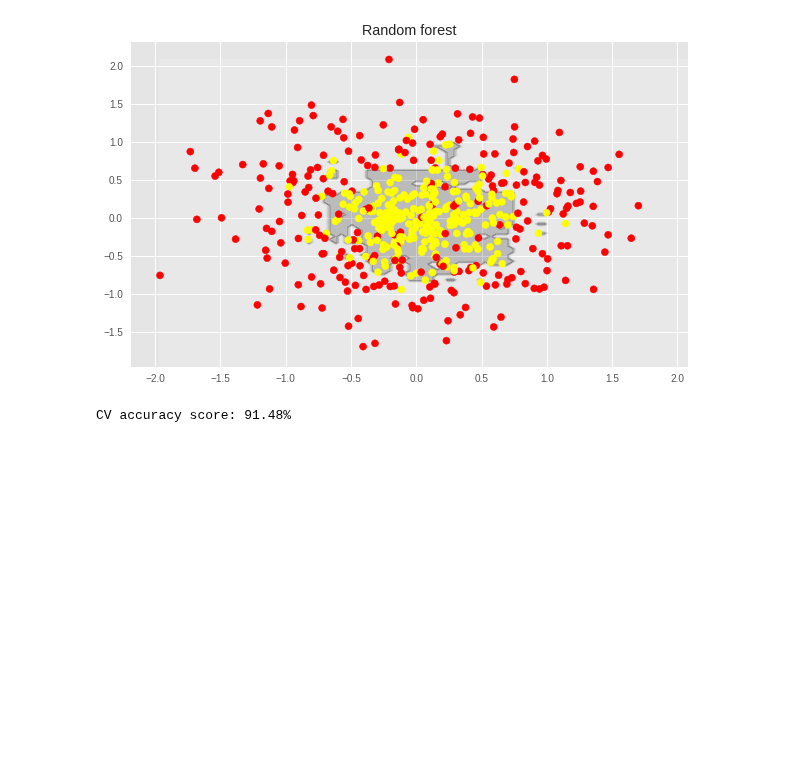
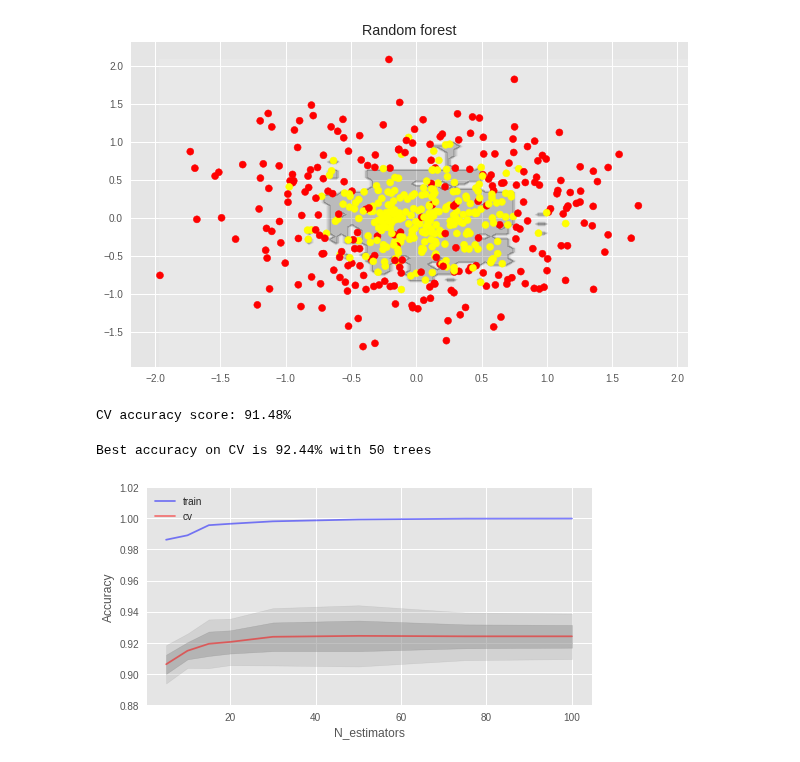
Before and after one commit to ssttv/ml-resources, a Jupyter notebook: random_forests.ipynb, the cells around one changed output. Drawn from its saved outputs; the diff is of its cells as text; code cells hidden in the pictures; blank space fills up the shorter version.

```diff
--- a/random_forests.ipynb
+++ b/random_forests.ipynb
@@ -168,3 +168,47 @@ results = cross_val_score(rfc, X, y, cv=skf)
 print("CV accuracy score: {:.2f}%".format(results.mean()*100))
 # %% [output]
 CV accuracy score: 91.48%
+# %%
+# Initialize the validation
+skf = StratifiedKFold(n_splits=5, shuffle=True, random_state=42)
+
+# Create lists to save the values of accuracy on training and test sets
+train_acc = []
+test_acc = []
+temp_train_acc = []
+temp_test_acc = []
+trees_grid = [5, 10, 15, 20, 30, 50, 75, 100]
+
+# Train on the training set
+for ntrees in trees_grid:
+    rfc = RandomForestClassifier(n_estimators=ntrees, random_state=42, n_jobs=-1, oob_score=True)
+    temp_train_acc = []
+    temp_test_acc = []
+    for train_index, test_index in skf.split(X, y):
+        X_train, X_test = X.iloc[train_index], X.iloc[test_index]
+        y_train, y_test = y[train_index], y[test_index]
+        rfc.fit(X_train, y_train)
+        temp_train_acc.append(rfc.score(X_train, y_train))
+        temp_test_acc.append(rfc.score(X_test, y_test))
+    train_acc.append(temp_train_acc)
+    test_acc.append(temp_test_acc)
+
+train_acc, test_acc = np.asarray(train_acc), np.asarray(test_acc)
+print("Best accuracy on CV is {:.2f}% with {} trees".format(max(test_acc.mean(axis=1))*100,
+                                                        trees_grid[np.argmax(test_acc.mean(axis=1))]))
+# %% [output]
+Best accuracy on CV is 92.44% with 50 trees
+# %%
+plt.style.use('ggplot')
+
+fig, ax = plt.subplots(figsize=(8, 4))
+ax.plot(trees_grid, train_acc.mean(axis=1), alpha=0.5, color='blue', label='train')
+ax.plot(trees_grid, test_acc.mean(axis=1), alpha=0.5, color='red', label='cv')
+ax.fill_between(trees_grid, test_acc.mean(axis=1) - test_acc.std(axis=1), test_acc.mean(axis=1) + test_acc.std(axis=1), color='#888888', alpha=0.4)
+ax.fill_between(trees_grid, test_acc.mean(axis=1) - 2*test_acc.std(axis=1), test_acc.mean(axis=1) + 2*test_acc.std(axis=1), color='#888888', alpha=0.2)
+ax.legend(loc='best')
+ax.set_ylim([0.88,1.02])
+ax.set_ylabel("Accuracy")
+ax.set_xlabel("N_estimators");
+# %% [output]
+[figure, added]
```
Also changed, not shown: parts of 6 cells of this notebook.
